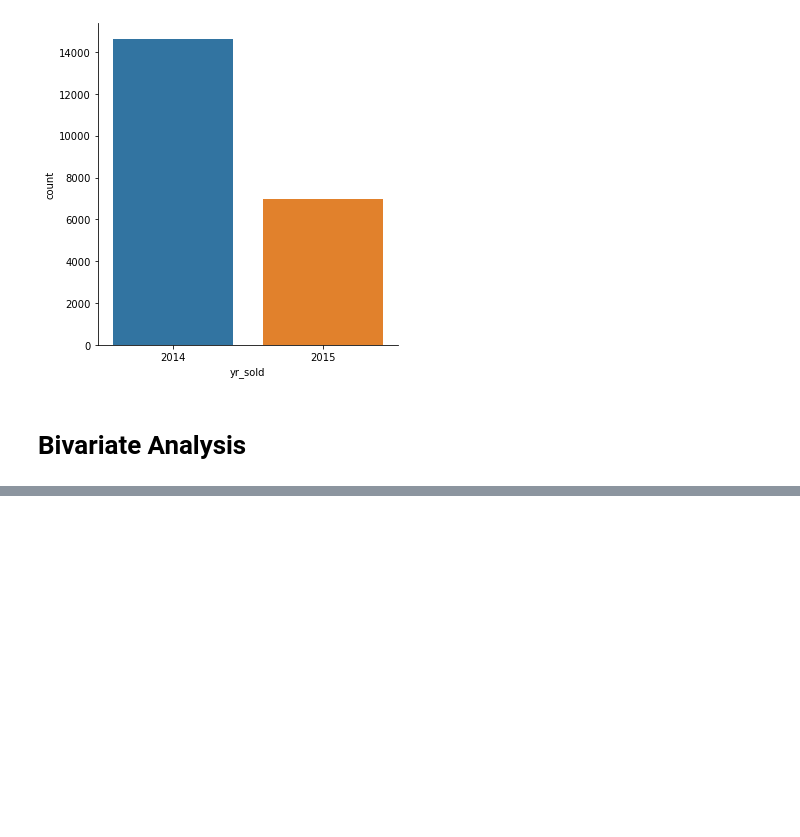
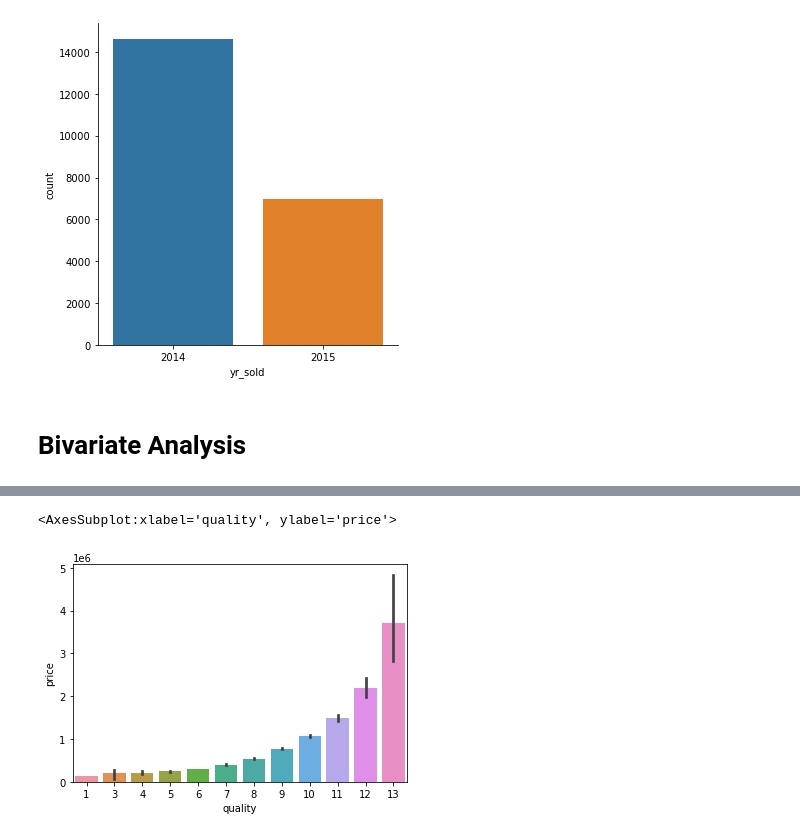
Before and after one commit to ChanhHuy0188/What-I-learn-to, a Jupyter notebook: ChartPractise/ChartPractise.ipynb, the cells around one changed output, grey strips where cells are left out. Drawn from its saved outputs; the diff is of its cells as text; code cells hidden in the pictures; blank space fills up the shorter version.

```diff
--- a/ChartPractise/ChartPractise.ipynb
+++ b/ChartPractise/ChartPractise.ipynb
@@ -361,0 +382,7 @@ sn.heatmap(corr,vmax=.8,linewidths=0.01,square=True,annot=True,cmap='RdBu',linec
+# %%
+#bivariate analysis for independent variable being a category and dependent variable being a number
+sn.barplot(x=dfCity.quality,y=dfCity.price)
+# mean value for each quality
+# %% [output]
+<AxesSubplot:xlabel='quality', ylabel='price'>
+[figure, added]
```
Also changed, not shown: parts of 7 cells of this notebook.
